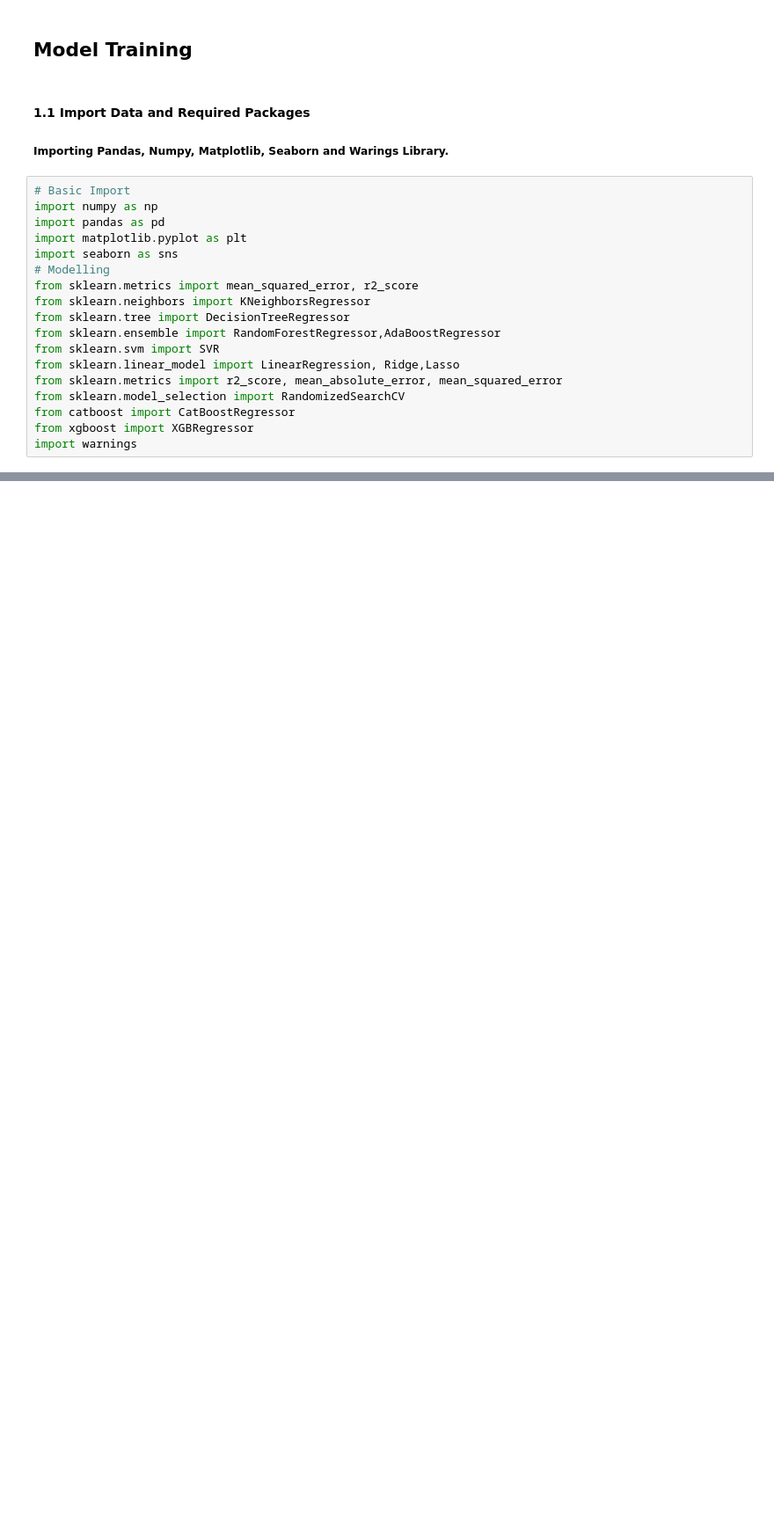
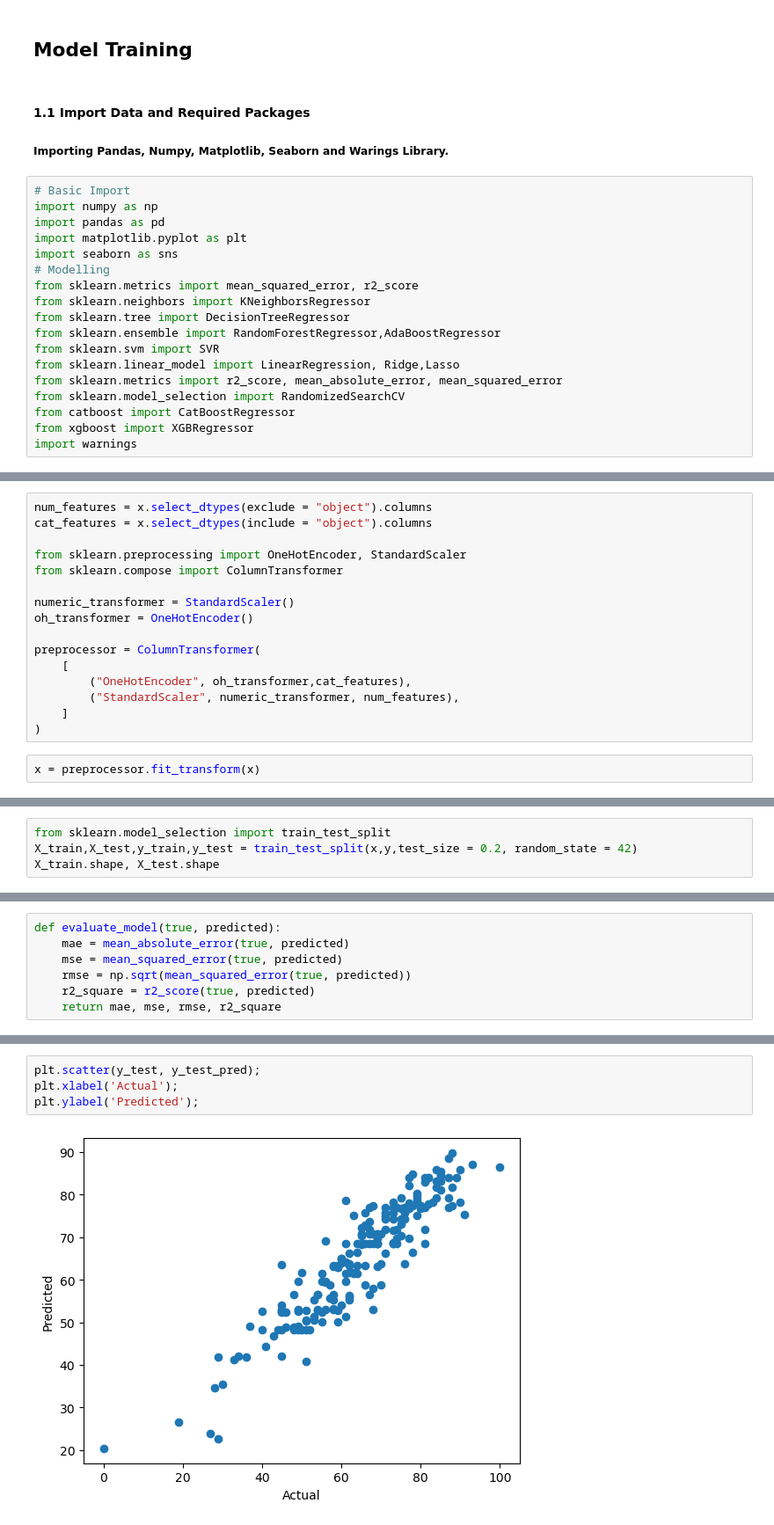
Before and after one commit to AbhishekChauhan28/Project_Ml, a Jupyter notebook: Notebook/Model_Training.ipynb, the cells around one changed output, grey strips where cells are left out. Shown at 88% size. Cells and saved outputs as stored; diff of their text form; blank space fills up the shorter version.

Commit message:
Model Commit

```diff
--- a/Notebook/Model_Training.ipynb
+++ b/Notebook/Model_Training.ipynb
@@ -31,0 +97,18 @@ Successfully installed xgboost-1.7.4
+# %%
+num_features = x.select_dtypes(exclude = "object").columns
+cat_features = x.select_dtypes(include = "object").columns
+
+from sklearn.preprocessing import OneHotEncoder, StandardScaler
+from sklearn.compose import ColumnTransformer
+
+numeric_transformer = StandardScaler()
+oh_transformer = OneHotEncoder()
+
+preprocessor = ColumnTransformer(
+    [
+        ("OneHotEncoder", oh_transformer,cat_features),
+        ("StandardScaler", numeric_transformer, num_features),
+    ]
+)
+# %%
+x = preprocessor.fit_transform(x)
@@ -31,0 +121,4 @@ Successfully installed xgboost-1.7.4
+# %%
+from sklearn.model_selection import train_test_split
+X_train,X_test,y_train,y_test = train_test_split(x,y,test_size = 0.2, random_state = 42)
+X_train.shape, X_test.shape
@@ -31,0 +129,7 @@ Successfully installed xgboost-1.7.4
+# %%
+def evaluate_model(true, predicted):
+    mae = mean_absolute_error(true, predicted)
+    mse = mean_squared_error(true, predicted)
+    rmse = np.sqrt(mean_squared_error(true, predicted))
+    r2_square = r2_score(true, predicted)
+    return mae, mse, rmse, r2_square
@@ -31,0 +240,6 @@ Successfully installed xgboost-1.7.4
+# %%
+plt.scatter(y_test, y_test_pred);
+plt.xlabel('Actual');
+plt.ylabel('Predicted');
+# %% [output]
+[figure, added]
```
Also changed, not shown: parts of 26 cells of this notebook, 5 other files.
